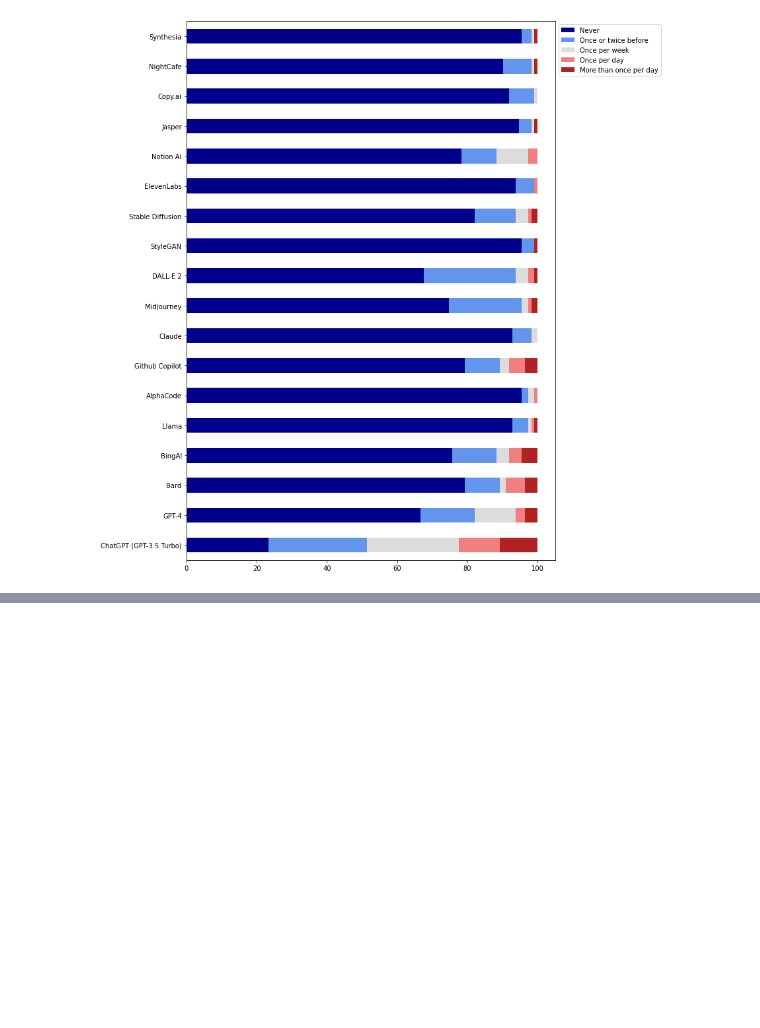
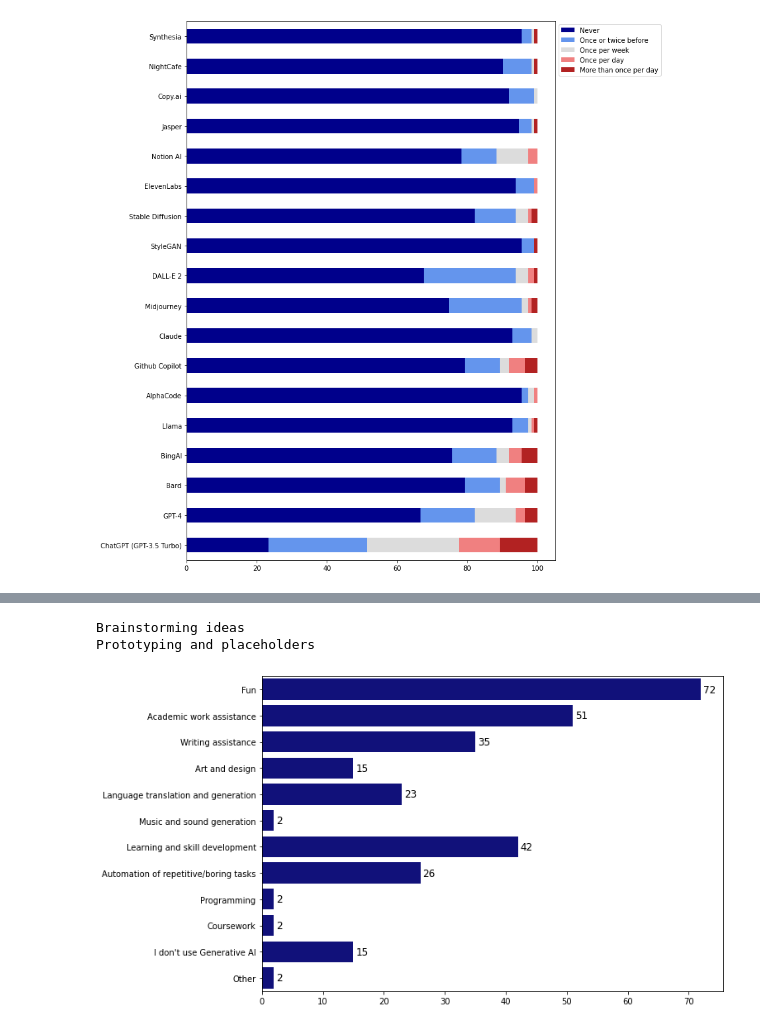
Before and after one commit to menamerai/ml-git-notebooks, a Jupyter notebook: Research/genai-visualize.ipynb, the cells around one changed output, grey strips where cells are left out. Drawn from its saved outputs; the diff is of its cells as text; code cells hidden in the pictures; blank space fills up the shorter version.

Commit message:
added usage plot

```diff
--- a/Research/genai-visualize.ipynb
+++ b/Research/genai-visualize.ipynb
@@ -226,0 +226,38 @@ plt.show()
+# %%
+columns = [
+    "Fun",
+    "Academic work assistance",
+    "Writing assistance",
+    "Art and design",
+    "Language translation and generation",
+    "Music and sound generation",
+    "Learning and skill development",
+    "Automation of repetitive/boring tasks",
+    "Programming",
+    "Coursework",
+    "I don't use Generative AI",
+    "Other"
+]
+split_df = pd.DataFrame(columns=columns, index=[0])
+# initialize all columns to 0
+for col in split_df.columns:
+    split_df[col] = 0
+
+for response in raw_data["genai_use"]:
+    for category in response.split(","):
+        category = category.strip()
+        if category in split_df.columns:
+            split_df[category] += 1
+        else:
+            print(category)
+            split_df["Other"] += 1
+# %% [output]
+Brainstorming ideas
+Prototyping and placeholders
+# %%
+fig, ax = plt.subplots(figsize=(10, 7))
+ax = sns.barplot(data=split_df, orient="h", color="darkblue", estimator=sum)
+ax.bar_label(ax.containers[0], label_type="edge", padding=3, fontsize=12)
+plt.show()
+# %% [output]
+[figure, added]
```
Also changed, not shown: parts of 8 cells of this notebook.
